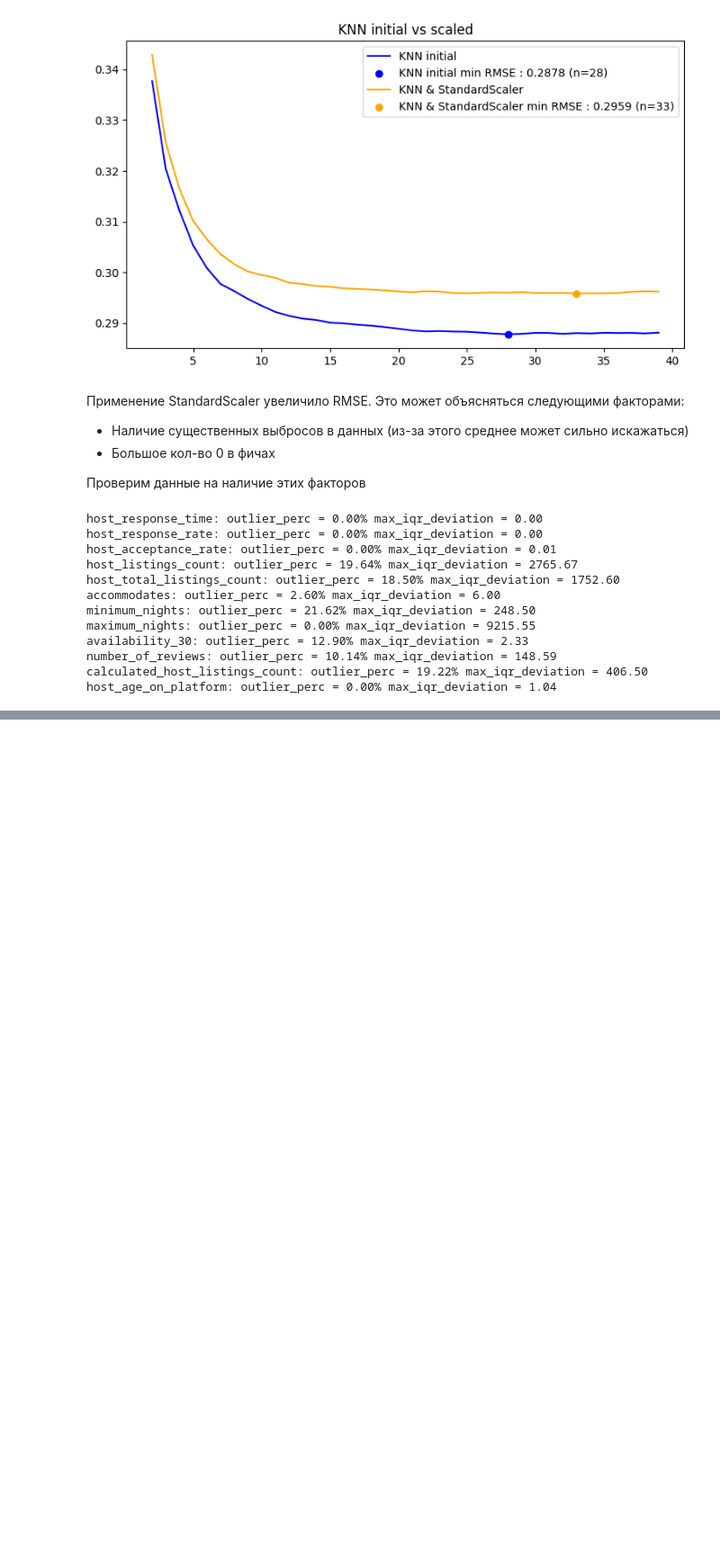
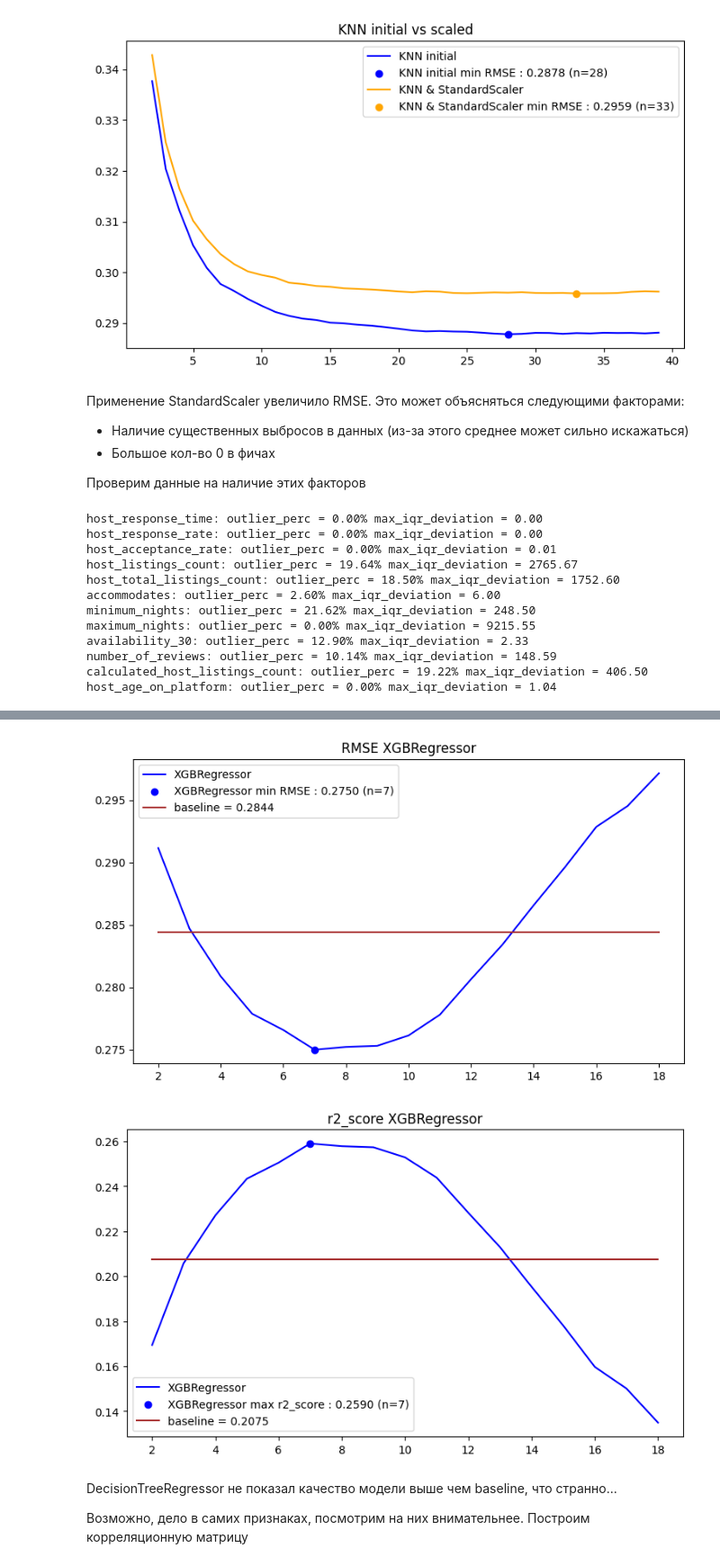
Before and after one commit to alrvtrv/airbnb_listing, a Jupyter notebook: regression.ipynb, the cells around one changed output, grey strips where cells are left out. Shown at 90% size. Drawn from its saved outputs; the diff is of its cells as text; code cells hidden in the pictures; blank space fills up the shorter version.

```diff
--- a/regression.ipynb
+++ b/regression.ipynb
@@ -735,0 +484,50 @@ $$d = R \cdot c$$
+# %%
+res = {
+    'n': [],
+    'rmse_test': [],
+    'r2_score': [],
+}
+
+
+for n in tqdm(range(2, 19)):
+
+    tree_reg = xgb.XGBRegressor(
+    n_estimators=100,
+    learning_rate=0.1,
+    max_depth=n,
+    objective='reg:squarederror',
+    random_state=42
+)
+
+    tree_reg.fit(X_train, y_train)
+
+    y_test_pred = tree_reg.predict(X_test)
+
+    res['n'] += [n]
+    res['rmse_test'] += [root_mean_squared_error(y_true=y_test,y_pred=y_test_pred)]
+    res['r2_score'] += [r2_score(y_true=y_test,y_pred=y_test_pred)]
+
+dtr_df = pd.DataFrame(res)
+
+draw_metric2(
+    df_list=[dtr_df],
+    nm_list=['XGBRegressor'],
+    title_nm='RMSE XGBRegressor',
+    metric_col='rmse_test',
+    metric_nm='rmse'
+)
+
+draw_metric2(
+    df_list=[dtr_df],
+    nm_list=['XGBRegressor'],
+    title_nm='r2_score XGBRegressor',
+    metric_col='r2_score',
+    metric_nm='r2_score'
+)
+# %% [output]
+[figure, added]
+[figure, added]
+# %% [markdown]
+DecisionTreeRegressor не показал качество модели выше чем baseline, что странно...
+
+Возможно, дело в самих признаках, посмотрим на них внимательнее. Построим корреляционную матрицу
```
Also changed, not shown: parts of 108 cells of this notebook, 4 other files.
